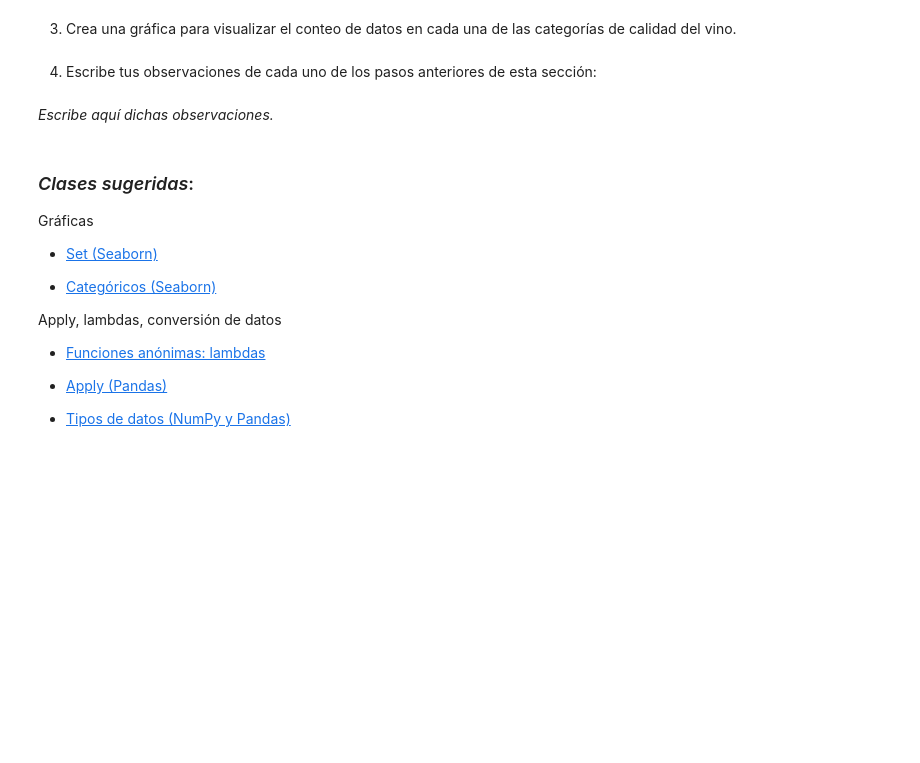
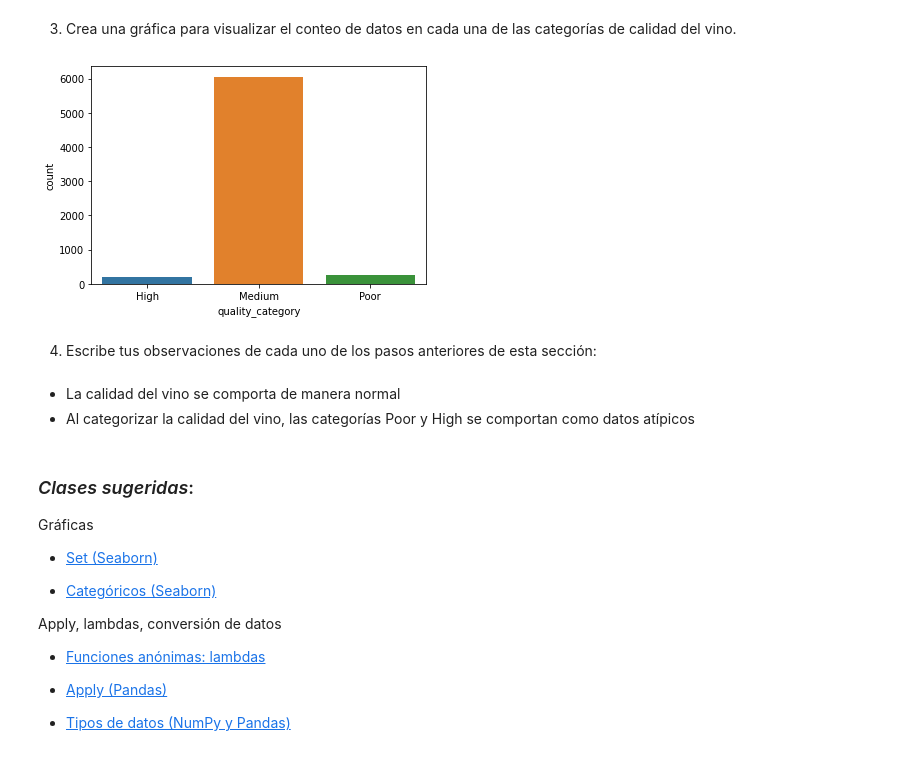
Before and after one commit to FaustinoAndres/EDA_WINE, a Jupyter notebook: eda-wines-template.ipynb, the cells around one changed output. Saved outputs shown, nothing was run; the diff lists cells and outputs as text; code cells hidden in the pictures; blank space fills up the shorter version.

```diff
--- a/eda-wines-template.ipynb
+++ b/eda-wines-template.ipynb
@@ -264,5 +269,5 @@ Con la visualización anterior es mucho más sencillo de observar cómo se categ
 
 2. Completa la siguiente función lambda con las condiciones necesarias para agregar una columna al DataFrame donde se indique la categoría de calidad: 'Poor', 'Medium', 'High'. Para ello deberás definir el criterio de rango de valores de cada categoría de acuerdo a lo que observaste en la gráfica anterior.
 # %%
-total_wine['quality_category'] = total_wine['quality'].apply(lambda x: ____)
+total_wine['quality_category'] = total_wine['quality'].apply(lambda x: 'Poor' if x in [3,4] else ('High' if x in [8,9] else 'Medium'))
 total_wine.tail()
@@ -269,5 +292,5 @@ total_wine.tail()
 # %% [markdown]
 2.1 Redefine el tipo de variable de la nueva columna como tipo 'category'.
 # %%
-total_wine.quality_category = ____
+total_wine.quality_category = total_wine.quality_category.astype('category')
 total_wine.info()
@@ -274,9 +315,15 @@ total_wine.info()
 # %% [markdown]
 3. Crea una gráfica para visualizar el conteo de datos en cada una de las categorías de calidad del vino.
+# %%
+sns.countplot(total_wine.quality_category)
+plt.show()
+# %% [output]
+[figure, added]
 # %% [markdown]
 4. Escribe tus observaciones de cada uno de los pasos anteriores de esta sección:
-# %% [markdown]
-*Escribe aquí dichas observaciones.*
+# %% [markdown]
+- La calidad del vino se comporta de manera normal
+- Al categorizar la calidad del vino, las categorías Poor y High se comportan como datos atípicos
 # %% [markdown]
 ### *Clases sugeridas*:
 
```
Also changed, not shown: parts of 7 cells of this notebook.
